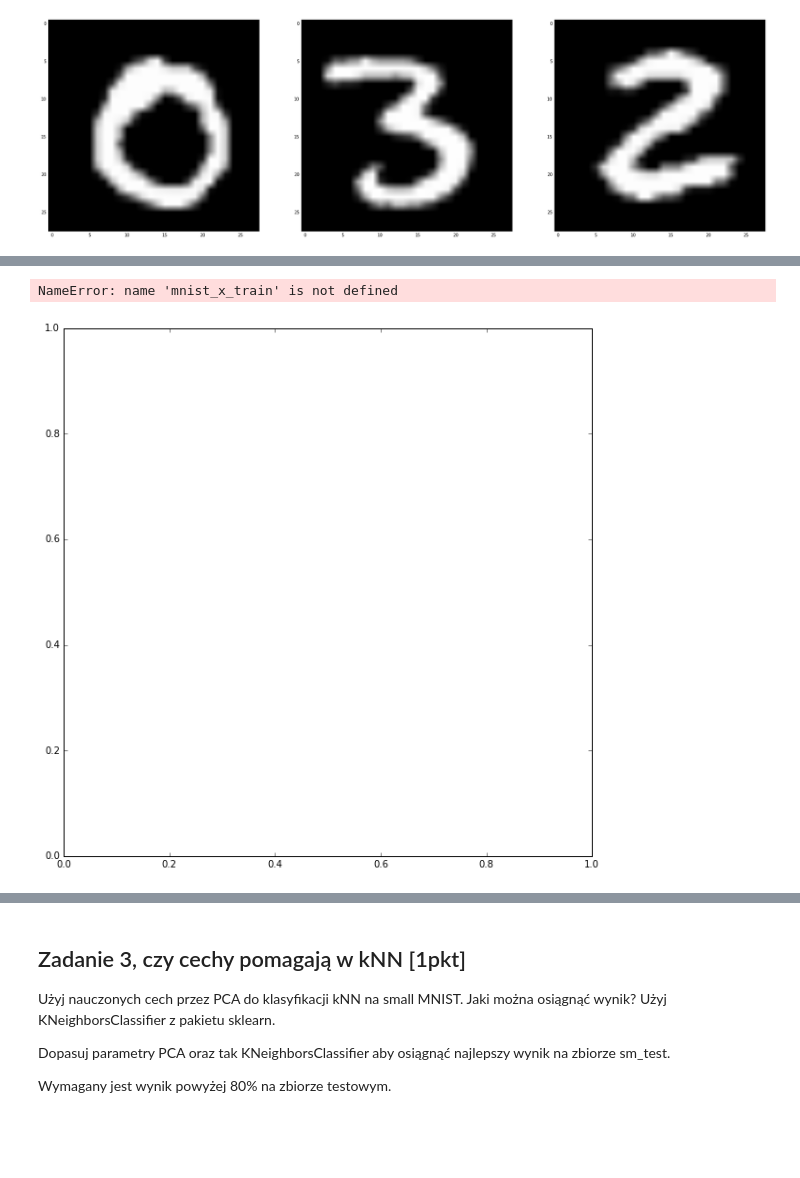
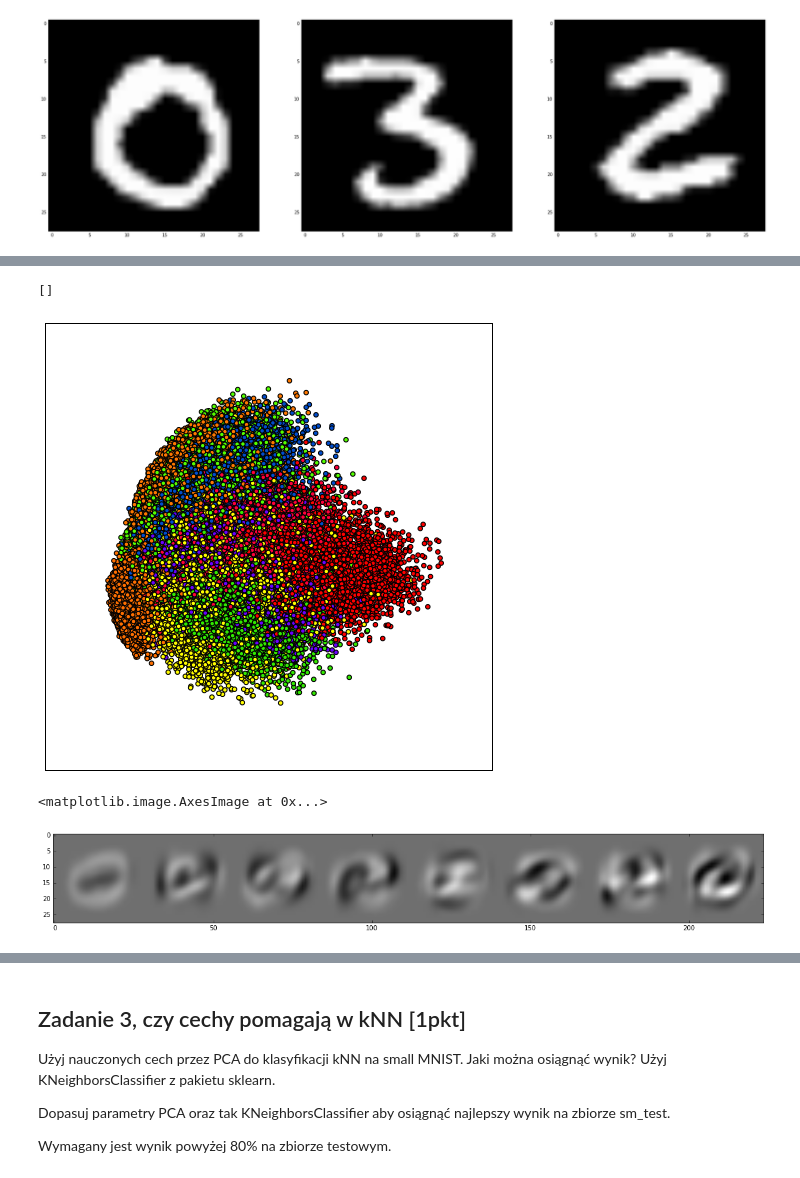
Before and after one commit to gmum/ml2017, a Jupyter notebook: L9.ipynb, the cells around one changed output, grey strips where cells are left out. Drawn from its saved outputs; the diff is of its cells as text; code cells hidden in the pictures; blank space fills up the shorter version.

```diff
--- a/L9.ipynb
+++ b/L9.ipynb
@@ -398,13 +384,13 @@ Na obecną chwilę użyjemy PCA, o którym prawdopodobnie będzie dużo więcej
 # %%
-pca = RandomizedPCA(n_components=2)
+pca = RandomizedPCA(n_components=8, iterated_power=15, whiten=True)
 fig, plot = plt.subplots()
-fig.set_size_inches(10, 10)
+fig.set_size_inches(8, 8)
 plt.prism()
 
 X_transformed = pca.fit_transform(mnist_x_train.reshape(mnist_x_train.shape[0], -1))
 plot.scatter(X_transformed[:, 0], X_transformed[:, 1], c=mnist_y_train)
 plot.set_xticks(())
 plot.set_yticks(())
 # %% [output]
-NameError: name 'mnist_x_train' is not defined
+[]
-[figure, old version]
+[figure, new version]
@@ -412,0 +397,6 @@ pca._
+# %%
+plt.figure(figsize=(20, 8 * 20))
+plt.imshow(pca.components_.reshape((8 * 28, 28)).T, cmap="gray")
+# %% [output]
+<matplotlib.image.AxesImage at 0x...>
+[figure, added]
```
Also changed, not shown: parts of 4 cells of this notebook.
